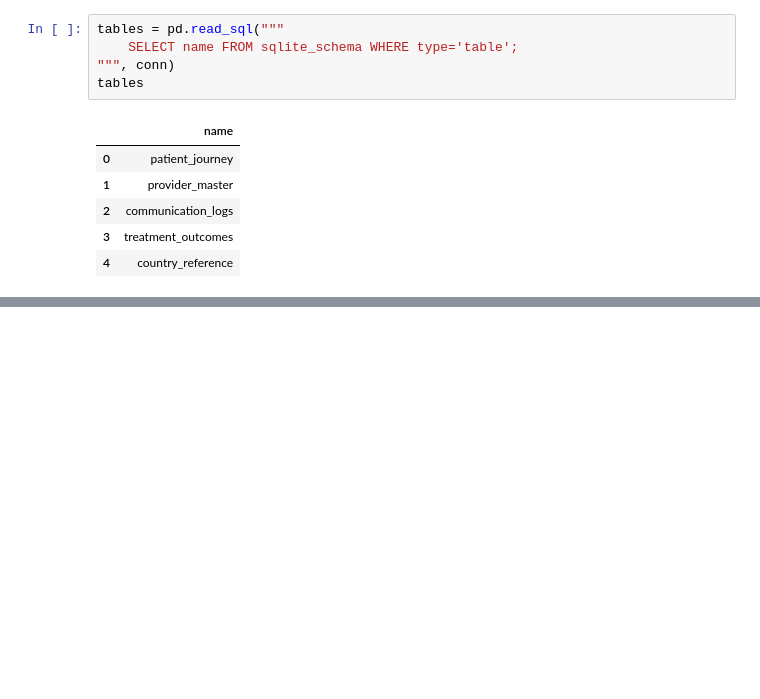
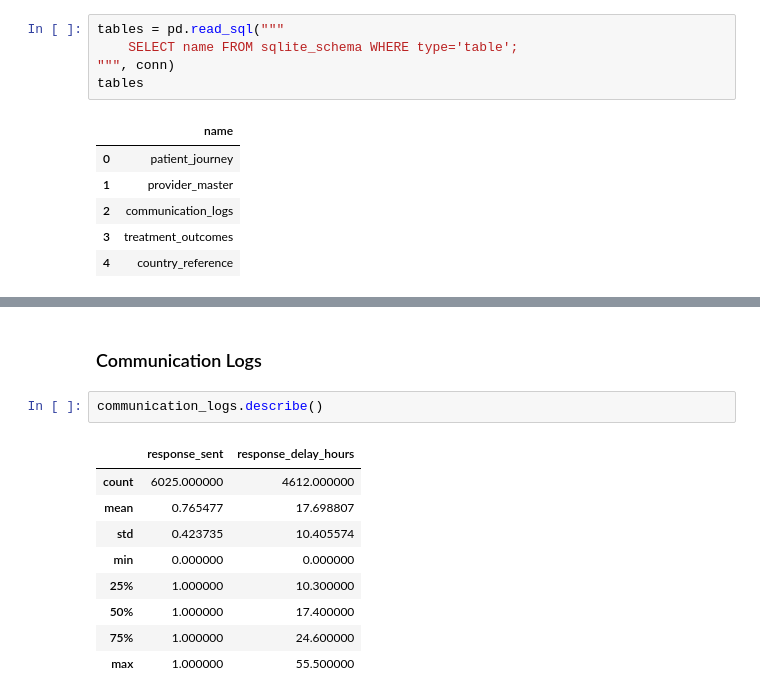
Before and after one commit to ayansuvra/MTE-Analytics-Project, a Jupyter notebook: notebooks/01_data_quality_report.ipynb, the cells around one changed output, grey strips where cells are left out. Saved outputs shown, nothing was run; the diff lists cells and outputs as text; blank space fills up the shorter version.

```diff
--- a/notebooks/01_data_quality_report.ipynb
+++ b/notebooks/01_data_quality_report.ipynb
@@ -278,0 +523,14 @@ tables
+# %% [markdown]
+### Communication Logs
+# %%
+communication_logs.describe()
+# %% [output]
+|  | response_sent | response_delay_hours |
+| count | 6025.000000 | 4612.000000 |
+| mean | 0.765477 | 17.698807 |
+| std | 0.423735 | 10.405574 |
+| min | 0.000000 | 0.000000 |
+| 25% | 1.000000 | 10.300000 |
+| 50% | 1.000000 | 17.400000 |
+| 75% | 1.000000 | 24.600000 |
+| max | 1.000000 | 55.500000 |
```
Also changed, not shown: parts of 43 cells of this notebook.
